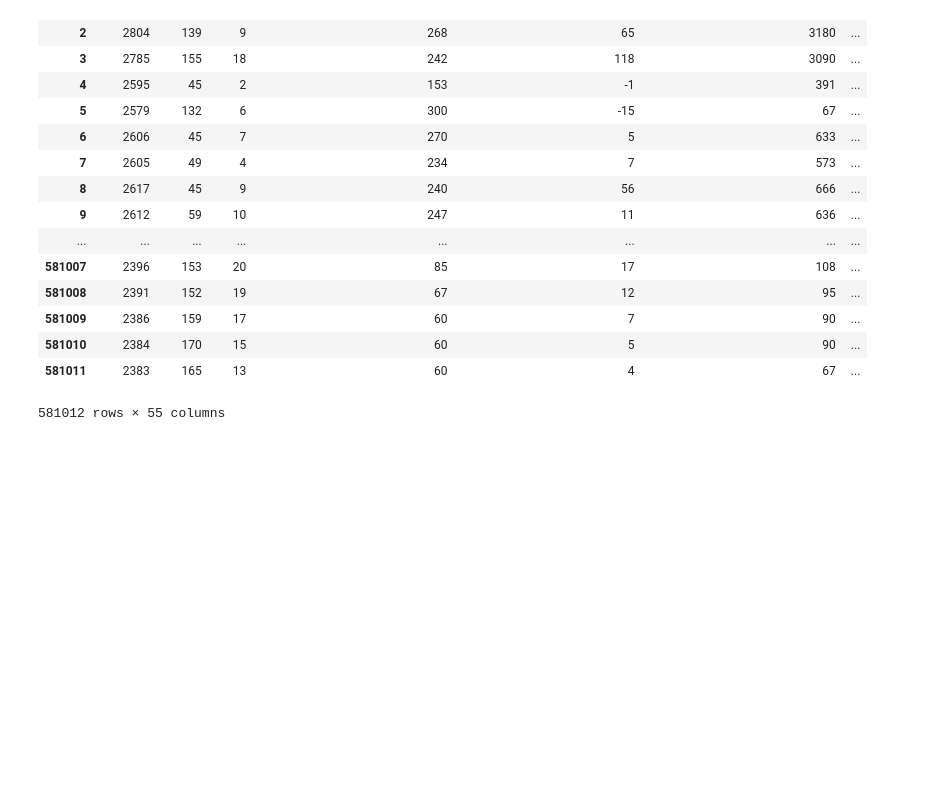
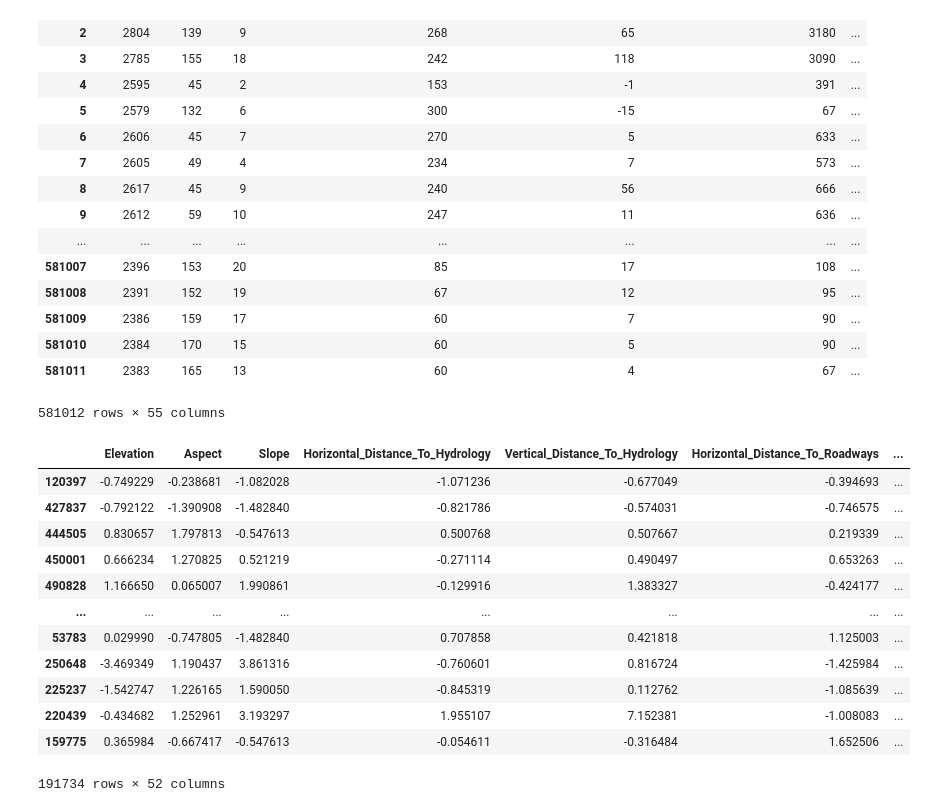
Before and after one commit to andres-zartab/forest_cover_type, a Jupyter notebook: src/forest_notebook.ipynb, the cells around one changed output. Cells and saved outputs as stored; diff of their text form; code cells hidden in the pictures; blank space fills up the shorter version.

```diff
--- a/src/forest_notebook.ipynb
+++ b/src/forest_notebook.ipynb
@@ -305,6 +308,22 @@ data
 | 581010 | 2384 | 170 | 15 | 60 | 5 | 90 | ... |
 | 581011 | 2383 | 165 | 13 | 60 | 4 | 67 | ... |
 581012 rows × 55 columns
+# %%
+X_test
+# %% [output]
+|  | Elevation | Aspect | Slope | Horizontal_Distance_To_Hydrology | Vertical_Distance_To_Hydrology | Horizontal_Distance_To_Roadways | ... |
+| 120397 | -0.749229 | -0.238681 | -1.082028 | -1.071236 | -0.677049 | -0.394693 | ... |
+| 427837 | -0.792122 | -1.390908 | -1.482840 | -0.821786 | -0.574031 | -0.746575 | ... |
+| 444505 | 0.830657 | 1.797813 | -0.547613 | 0.500768 | 0.507667 | 0.219339 | ... |
+| 450001 | 0.666234 | 1.270825 | 0.521219 | -0.271114 | 0.490497 | 0.653263 | ... |
+| 490828 | 1.166650 | 0.065007 | 1.990861 | -0.129916 | 1.383327 | -0.424177 | ... |
+| ... | ... | ... | ... | ... | ... | ... | ... |
+| 53783 | 0.029990 | -0.747805 | -1.482840 | 0.707858 | 0.421818 | 1.125003 | ... |
+| 250648 | -3.469349 | 1.190437 | 3.861316 | -0.760601 | 0.816724 | -1.425984 | ... |
+| 225237 | -1.542747 | 1.226165 | 1.590050 | -0.845319 | 0.112762 | -1.085639 | ... |
+| 220439 | -0.434682 | 1.252961 | 3.193297 | 1.955107 | 7.152381 | -1.008083 | ... |
+| 159775 | 0.365984 | -0.667417 | -0.547613 | -0.054611 | -0.316484 | 1.652506 | ... |
+191734 rows × 52 columns
 # %%
 from sklearn.model_selection import train_test_split
 
```
Also changed, not shown: parts of 14 cells of this notebook.
